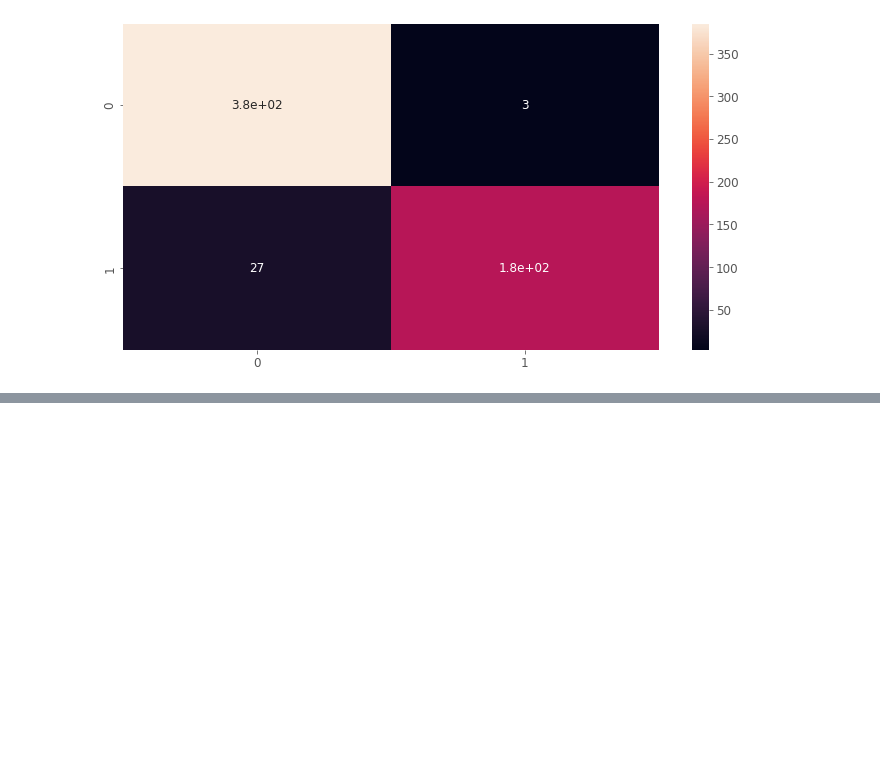
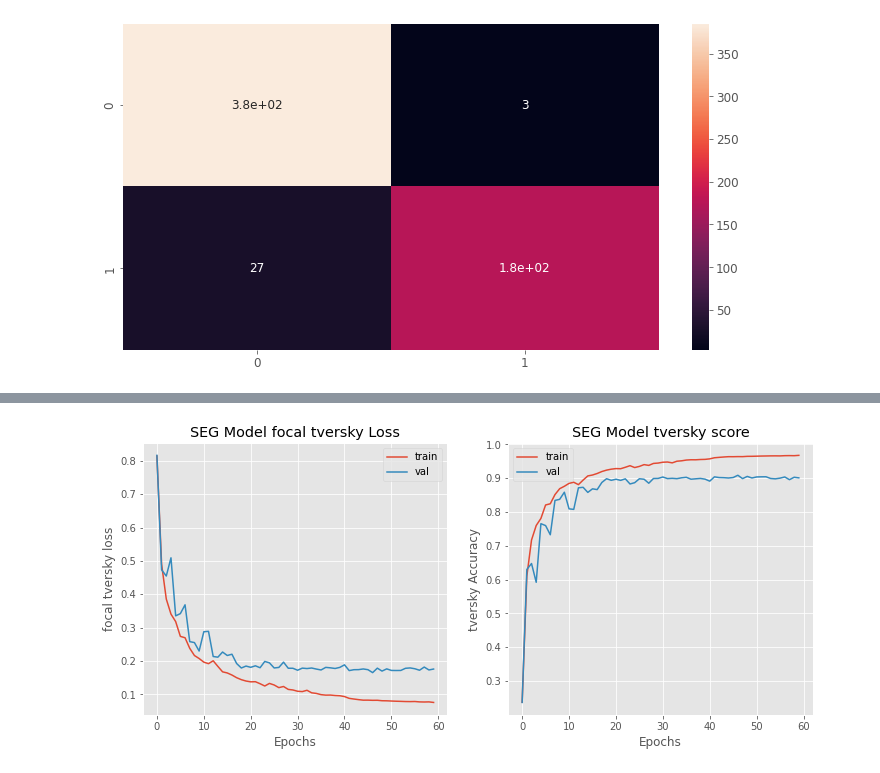
Before and after one commit to rajuzumaki2207/Brain_tumour_detection_RCNN, a Jupyter notebook: Brain_MRI_Detection_collab.ipynb, the cells around one changed output, grey strips where cells are left out. Saved outputs shown, nothing was run; the diff lists cells and outputs as text; code cells hidden in the pictures; blank space fills up the shorter version.

Commit message:
Trained UNet for segmentation

```diff
--- a/Brain_MRI_Detection_collab.ipynb
+++ b/Brain_MRI_Detection_collab.ipynb
@@ -534,0 +610,3 @@ Successfully installed efficientnet-1.0.0 image-classifiers-1.0.0 keras-applicat
+# %%
+train_data = DataGenerator(train_ids, train_mask)
+val_data = DataGenerator(val_ids, val_mask)
@@ -534,0 +644,9 @@ Successfully installed efficientnet-1.0.0 image-classifiers-1.0.0 keras-applicat
+# %%
+def upsample_concat(x, skip):
+    x = UpSampling2D((2,2))(x)
+    merge = Concatenate()([x, skip])
+
+    return merge
+# %%
+input_shape = (256,256,3)
+X_input = Input(input_shape)
@@ -534,0 +770,6 @@ Successfully installed efficientnet-1.0.0 image-classifiers-1.0.0 keras-applicat
+# %%
+hist_seg =hist = model_seg.fit(train_data,
+                  epochs = 60,
+                  validation_data = val_data,
+                  callbacks = [checkpointer, earlystopping, reduce_lr]
+                 )
@@ -534,0 +798,19 @@ Successfully installed efficientnet-1.0.0 image-classifiers-1.0.0 keras-applicat
+# %%
+plt.figure(figsize=(12,5))
+plt.subplot(1,2,1)
+plt.plot(hist_seg.history['loss']);
+plt.plot(hist_seg.history['val_loss']);
+plt.title("SEG Model focal tversky Loss");
+plt.ylabel("focal tversky loss");
+plt.xlabel("Epochs");
+plt.legend(['train', 'val']);
+
+plt.subplot(1,2,2)
+plt.plot(hist_seg.history['tversky']);
+plt.plot(hist_seg.history['val_tversky']);
+plt.title("SEG Model tversky score");
+plt.ylabel("tversky Accuracy");
+plt.xlabel("Epochs");
+plt.legend(['train', 'val']);
+# %% [output]
+[figure, added]
```
Also changed, not shown: parts of 32 cells of this notebook.
